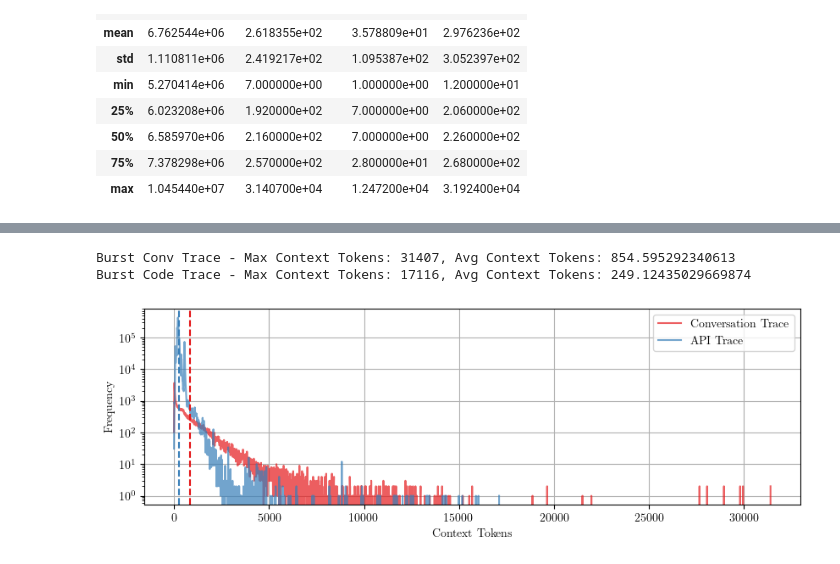
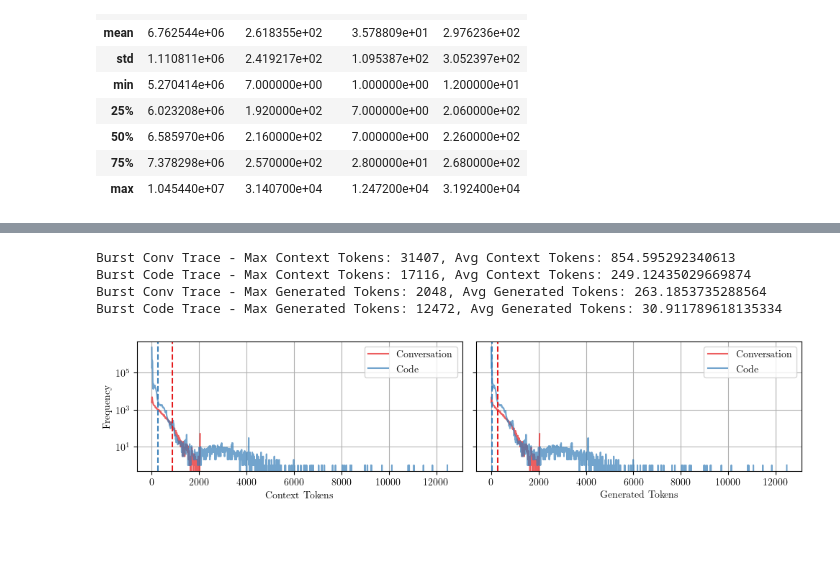
Before and after one commit to NathanRignall/llm-scheduling, a Jupyter notebook: notebooks/traces.ipynb, the cells around one changed output, grey strips where cells are left out. Drawn from its saved outputs; the diff is of its cells as text; code cells hidden in the pictures; blank space fills up the shorter version.

```diff
--- a/notebooks/traces.ipynb
+++ b/notebooks/traces.ipynb
@@ -207,34 +214,62 @@ plt.savefig(f"{FIGURE_SAVE_LOCATION}{FIGURE_PREFILE}azure_code_gen_vs_context.pd
 # %%
 # extract the context tokens (conversation) from the burst trace
 burst_conv_trace_df = burst_trace_df[burst_trace_df['Log Type'] == 'Conversation log']
 burst_conv_max_context_tokens = burst_conv_trace_df['Request tokens'].max()
 burst_conv_bins = np.arange(0, burst_conv_max_context_tokens + 10, 10)
 burst_conv_hist, burst_conv_bin_edges = np.histogram(burst_conv_trace_df['Request tokens'], bins=burst_conv_bins)
 burst_conv_avg_context_tokens = burst_conv_trace_df['Request tokens'].mean()
 print(f"Burst Conv Trace - Max Context Tokens: {burst_conv_max_context_tokens}, Avg Context Tokens: {burst_conv_avg_context_tokens}")
 
 # extract the context tokens (code) from the burst trace
 burst_code_trace_df = burst_trace_df[burst_trace_df['Log Type'] == 'API log']
 burst_code_max_context_tokens = burst_code_trace_df['Request tokens'].max()
 burst_code_bins = np.arange(0, burst_code_max_context_tokens + 10, 10)
 burst_code_hist, burst_code_bin_edges = np.histogram(burst_code_trace_df['Request tokens'], bins=burst_code_bins)
 burst_code_avg_context_tokens = burst_code_trace_df['Request tokens'].mean()
 print(f"Burst Code Trace - Max Context Tokens: {burst_code_max_context_tokens}, Avg Context Tokens: {burst_code_avg_context_tokens}")
 
+# extract the generated tokens (conversation) from the burst trace
+burst_conv_trace_df = burst_trace_df[burst_trace_df['Log Type'] == 'Conversation log']
+burst_conv_max_generated_tokens = burst_conv_trace_df['Response tokens'].max()
+burst_conv_bins = np.arange(0, burst_conv_max_generated_tokens + 10, 10)
+burst_conv_hist, burst_conv_bin_edges = np.histogram(burst_conv_trace_df['Response tokens'], bins=burst_conv_bins)
+burst_conv_avg_generated_tokens = burst_conv_trace_df['Response tokens'].mean()
+print(f"Burst Conv Trace - Max Generated Tokens: {burst_conv_max_generated_tokens}, Avg Generated Tokens: {burst_conv_avg_generated_tokens}")
+
+# extract the generated tokens (code) from the burst trace
+burst_code_trace_df = burst_trace_df[burst_trace_df['Log Type'] == 'API log']
+burst_code_max_generated_tokens = burst_code_trace_df['Response tokens'].max()
+burst_code_bins = np.arange(0, burst_code_max_generated_tokens + 10, 10)
+burst_code_hist, burst_code_bin_edges = np.histogram(burst_code_trace_df['Response tokens'], bins=burst_code_bins)
+burst_code_avg_generated_tokens = burst_code_trace_df['Response tokens'].mean()
+print(f"Burst Code Trace - Max Generated Tokens: {burst_code_max_generated_tokens}, Avg Generated Tokens: {burst_code_avg_generated_tokens}")
+
 # Plot histogram
-plt.figure(figsize=(10, 3))
-plt.plot(burst_conv_bin_edges[:-1], burst_conv_hist, alpha=0.7, label='Conversation Trace')
-plt.plot(burst_code_bin_edges[:-1], burst_code_hist, alpha=0.7, label='API Trace')
-plt.axvline(x=burst_conv_avg_context_tokens, linestyle='--', color='C0')
-plt.axvline(x=burst_code_avg_context_tokens, linestyle='--', color='C1')
-# plt.title("Context Tokens Distribution (BurstGPT)")
-plt.xlabel("Context Tokens")
-plt.ylabel("Frequency")
-plt.grid()
-plt.yscale('log')
-plt.legend(loc='upper right')
-plt.savefig(f"{FIGURE_SAVE_LOCATION}{FIGURE_PREFILE}burst_context_tokens_distribution.pdf", bbox_inches='tight')
+fig, axes = plt.subplots(1, 2, figsize=(10, 2.5), sharey=True)
+# left: context tokens
+axes[0].plot(burst_conv_bin_edges[:-1], burst_conv_hist, alpha=0.7, label='Conversation')
+axes[0].plot(burst_code_bin_edges[:-1], burst_code_hist, alpha=0.7, label='Code')
+axes[0].axvline(burst_conv_avg_context_tokens, linestyle='--', color='C0')
+axes[0].axvline(burst_code_avg_context_tokens,  linestyle='--', color='C1')
+axes[0].set_xlabel("Context Tokens")
+axes[0].set_ylabel("Frequency")
+axes[0].set_yscale('log')
+axes[0].grid(True)
+axes[0].legend(loc='upper right')
+# right: generated tokens
+axes[1].plot(burst_conv_bin_edges[:-1], burst_conv_hist, alpha=0.7, label='Conversation')
+axes[1].plot(burst_code_bin_edges[:-1], burst_code_hist, alpha=0.7, label='Code')
+axes[1].axvline(burst_conv_avg_generated_tokens, linestyle='--', color='C0')
+axes[1].axvline(burst_code_avg_generated_tokens,  linestyle='--', color='C1')
+axes[1].set_xlabel("Generated Tokens")
+axes[1].set_yscale('log')
+axes[1].grid(True)
+axes[1].legend(loc='upper right')
+plt.tight_layout()
+fig.savefig(f"{FIGURE_SAVE_LOCATION}{FIGURE_PREFILE}burst.pdf", bbox_inches='tight')
 # %% [output]
 Burst Conv Trace - Max Context Tokens: 31407, Avg Context Tokens: 854.595292340613
 Burst Code Trace - Max Context Tokens: 17116, Avg Context Tokens: 249.12435029669874
+Burst Conv Trace - Max Generated Tokens: 2048, Avg Generated Tokens: 263.1853735288564
+Burst Code Trace - Max Generated Tokens: 12472, Avg Generated Tokens: 30.911789618135334
-[figure, old version]
+[figure, new version]
```
Also changed, not shown: parts of 9 cells of this notebook, 4 other files.
